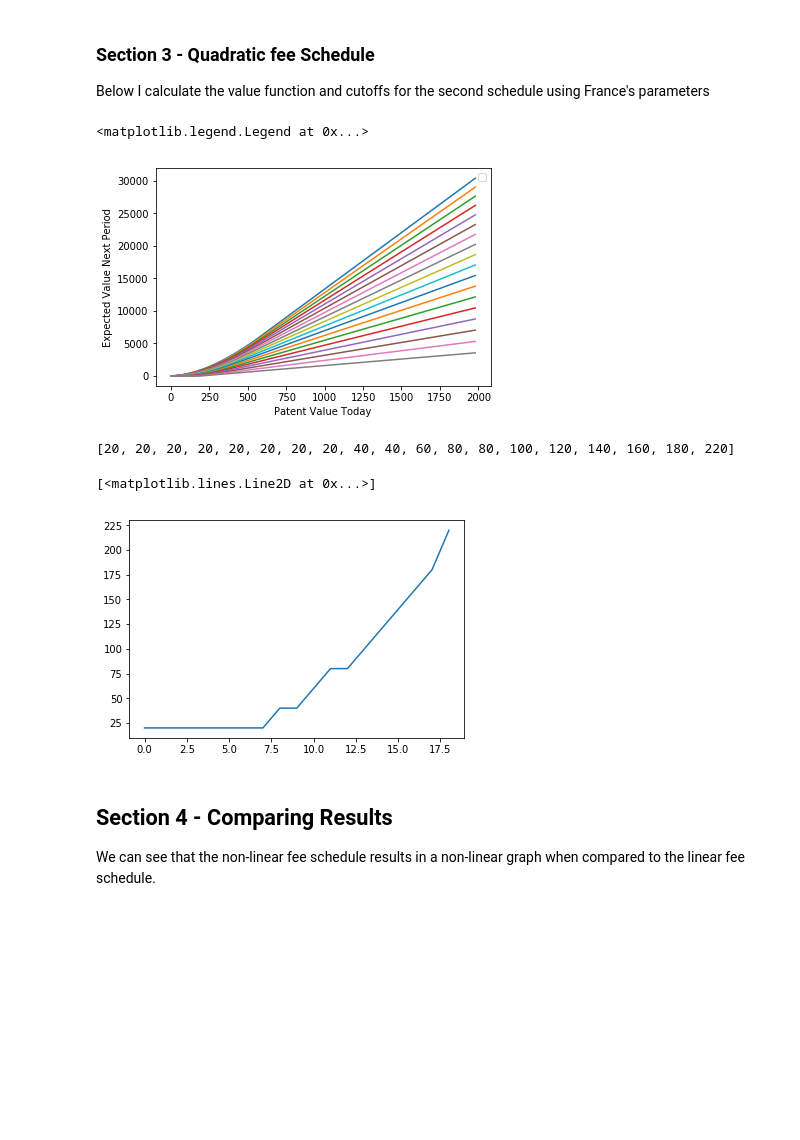
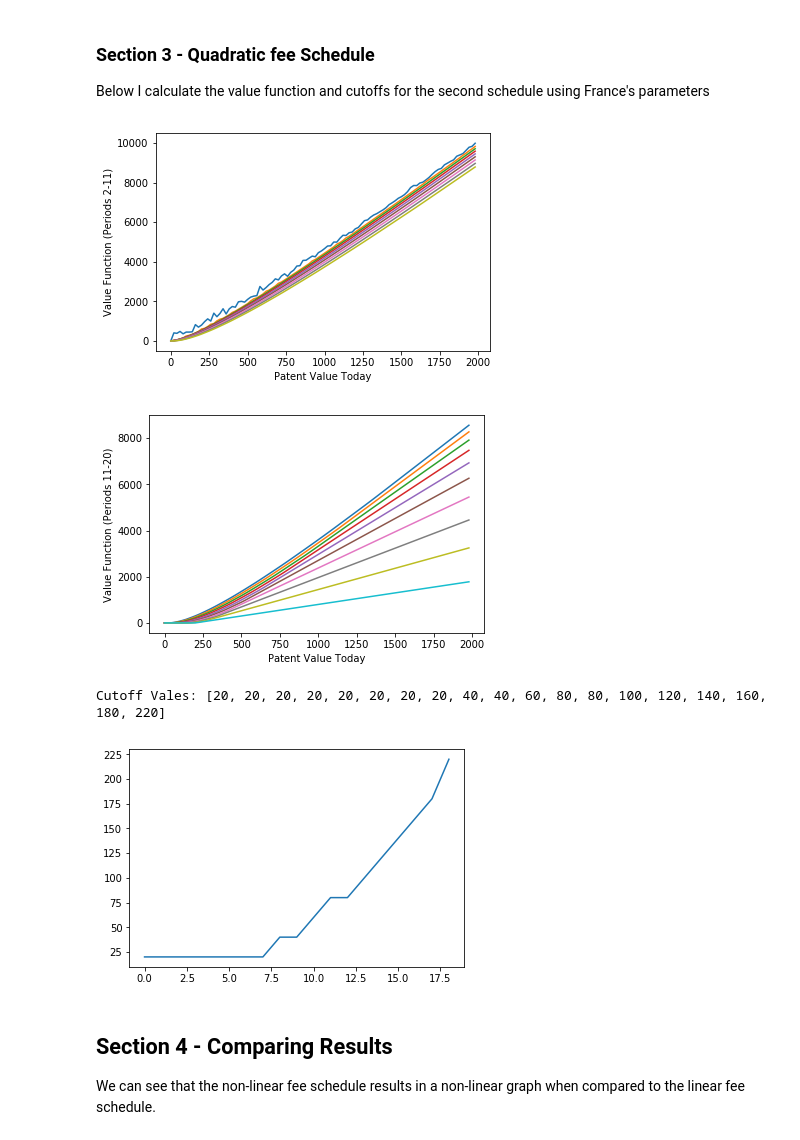
Before and after one commit to ericschulman/struct, a Jupyter notebook: hw3_io/Pakes.ipynb, the cells around one changed output. Saved outputs shown, nothing was run; the diff lists cells and outputs as text; code cells hidden in the pictures; blank space fills up the shorter version.

Commit message:
now value function depends on states and simulations are done using numpy arrays

```diff
--- a/hw3_io/Pakes.ipynb
+++ b/hw3_io/Pakes.ipynb
@@ -135,15 +140,26 @@ Below I calculate the value function and cutoffs for the various schedules using
 ### Section 1 - Linear Fee Schedule
 # %%
 SCHED =  np.array(schedule['sched_1'])
+MAX_R = 2000
+GRID = 20
+STATES = np.array(range(0,MAX_R,GRID))
 
 #graph value function - Schedule 1
-V =  memoize_value(sched_1,2)
+V =  memoize_value(sched_1,2,MAX_R,GRID)
 
+#period's 1-9
 fig = plt.figure()
-for i in range(18):
+for i in range(9):
     plt.plot(STATES, V[i])
 
 plt.xlabel('Patent Value Today')
-plt.ylabel('Expected Value Next Period')
-plt.legend()
+plt.ylabel('Value Function (Periods 2-11)')
+
+#periods 9-18
+fig = plt.figure()
+for i in range(9,19):
+    plt.plot(STATES, V[i])
+
+plt.xlabel('Patent Value Today')
+plt.ylabel('Value Function (Periods 11-20)');
 # %% [output]
@@ -168,26 +208,39 @@ Below I experiment using a different state space
 Below I calculate the value function and cutoffs for the second schedule using France's parameters
 # %%
 #graph cutoffs function - Schedule 2
-V =  memoize_value(sched_2,2)
+SCHED =  np.array(schedule['sched_1'])
+MAX_R = 2000
+GRID = 20
+STATES = np.array(range(0,MAX_R,GRID))
 
+#graph value function - Schedule 1
+V =  memoize_value(sched_2,2,MAX_R,GRID)
+
+#period's 1-9
 fig = plt.figure()
-for i in range(18):
+for i in range(9):
     plt.plot(STATES, V[i])
 
 plt.xlabel('Patent Value Today')
-plt.ylabel('Expected Value Next Period')
-plt.legend()
+plt.ylabel('Value Function (Periods 2-11)')
+
+#periods 9-18
+fig = plt.figure()
+for i in range(9,19):
+    plt.plot(STATES, V[i])
+
+plt.xlabel('Patent Value Today')
+plt.ylabel('Value Function (Periods 11-20)');
 # %% [output]
-<matplotlib.legend.Legend at 0x...>
-[figure, old version]
+[figure, new version]
+[figure, added]
 # %%
 #graph cutoffs function - Schedule 2
 cutoffs = find_cutoffs(V)
-print cutoffs
-plt.plot(cutoffs)
+print 'Cutoff Vales: %s'%cutoffs
+plt.plot(cutoffs);
 # %% [output]
-[20, 20, 20, 20, 20, 20, 20, 20, 40, 40, 60, 80, 80, 100, 120, 140, 160, 180, 220]
+Cutoff Vales: [20, 20, 20, 20, 20, 20, 20, 20, 40, 40, 60, 80, 80, 100, 120, 140, 160, 180, 220]
-[<matplotlib.lines.Line2D at 0x...>]
 [figure]
 # %% [markdown]
 ## Section 4 - Comparing Results
```
Also changed, not shown: parts of 9 cells of this notebook.
